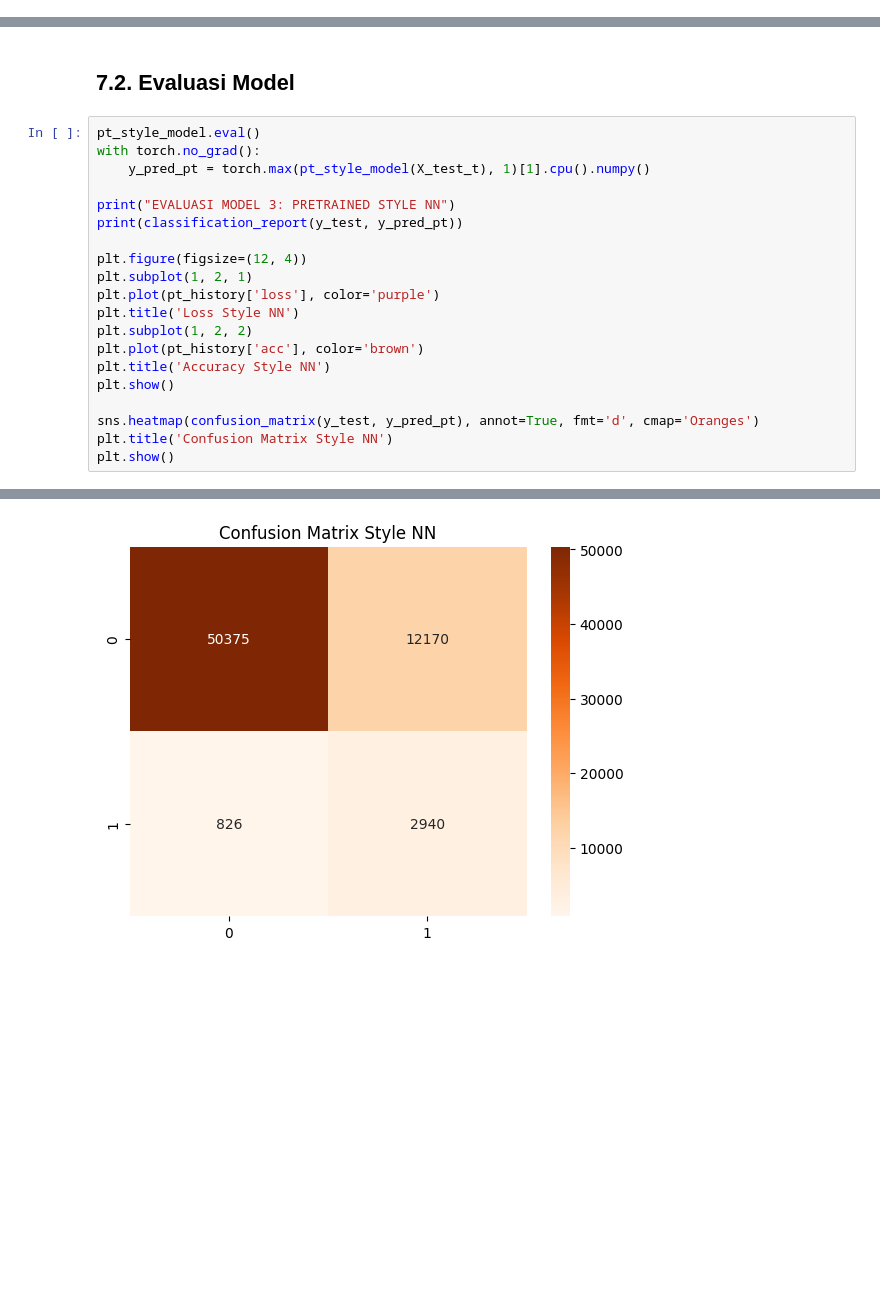
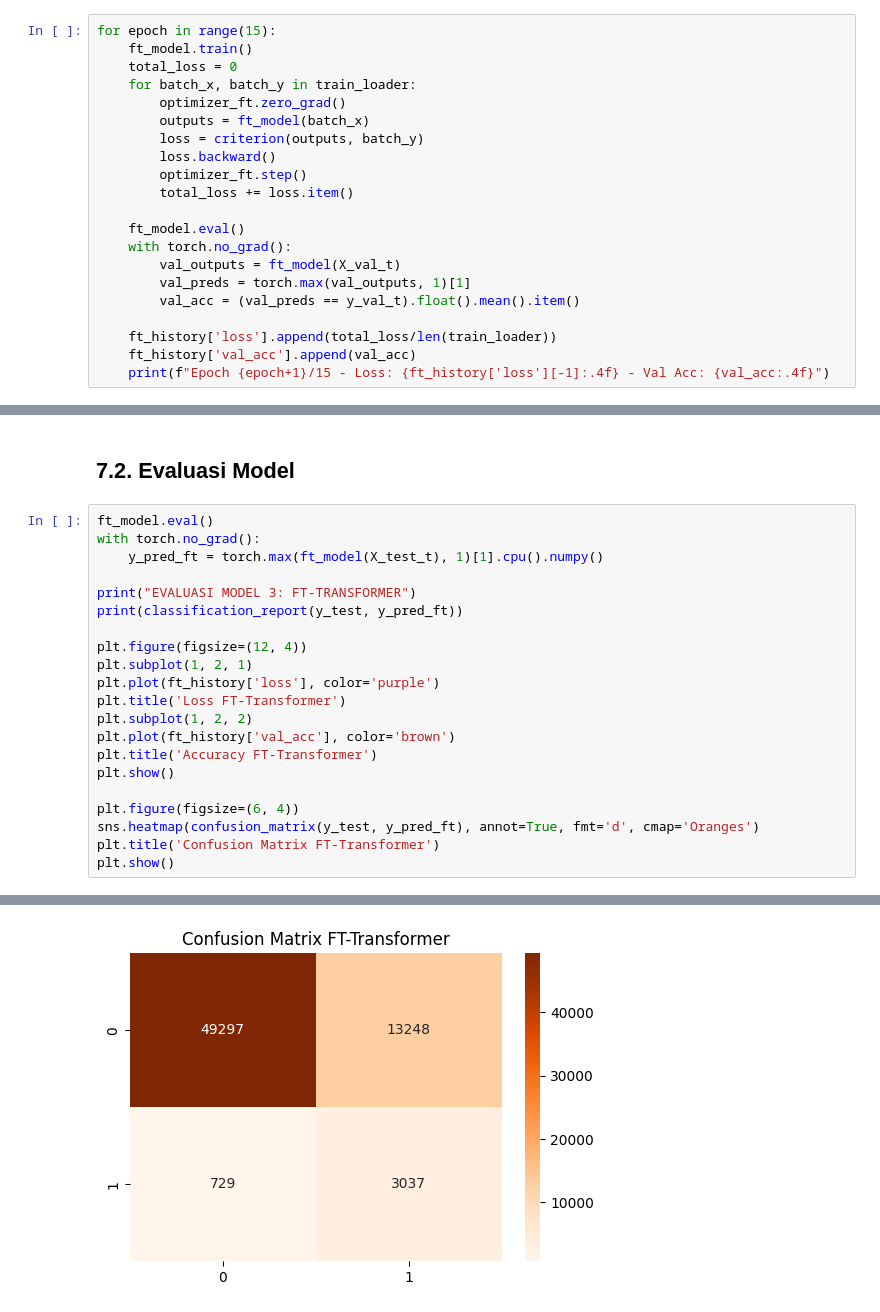
Before and after one commit to Naufallm/Klasifikasi-Resiko-Penyakit-Jantung-Machine-Learning-UAP, a Jupyter notebook: uap.ipynb, the cells around one changed output, grey strips where cells are left out. Drawn from its saved outputs; the diff is of its cells as text; blank space fills up the shorter version.

Commit message:
finalize heart disease classification system with MLP, TabNet, and FT-Transformer

```diff
--- a/uap.ipynb
+++ b/uap.ipynb
@@ -422,0 +396,21 @@ Epoch 15 - Loss: 0.4231 - Val Acc: 0.8046
+# %%
+for epoch in range(15):
+    ft_model.train()
+    total_loss = 0
+    for batch_x, batch_y in train_loader:
+        optimizer_ft.zero_grad()
+        outputs = ft_model(batch_x)
+        loss = criterion(outputs, batch_y)
+        loss.backward()
+        optimizer_ft.step()
+        total_loss += loss.item()
+
+    ft_model.eval()
+    with torch.no_grad():
+        val_outputs = ft_model(X_val_t)
+        val_preds = torch.max(val_outputs, 1)[1]
+        val_acc = (val_preds == y_val_t).float().mean().item()
+
+    ft_history['loss'].append(total_loss/len(train_loader))
+    ft_history['val_acc'].append(val_acc)
+    print(f"Epoch {epoch+1}/15 - Loss: {ft_history['loss'][-1]:.4f} - Val Acc: {val_acc:.4f}")
@@ -423,23 +433,24 @@ Epoch 15 - Loss: 0.4231 - Val Acc: 0.8046
 # %% [markdown]
 ## 7.2. Evaluasi Model
 # %%
-pt_style_model.eval()
+ft_model.eval()
 with torch.no_grad():
-    y_pred_pt = torch.max(pt_style_model(X_test_t), 1)[1].cpu().numpy()
+    y_pred_ft = torch.max(ft_model(X_test_t), 1)[1].cpu().numpy()
 
-print("EVALUASI MODEL 3: PRETRAINED STYLE NN")
-print(classification_report(y_test, y_pred_pt))
+print("EVALUASI MODEL 3: FT-TRANSFORMER")
+print(classification_report(y_test, y_pred_ft))
 
 plt.figure(figsize=(12, 4))
 plt.subplot(1, 2, 1)
-plt.plot(pt_history['loss'], color='purple')
-plt.title('Loss Style NN')
+plt.plot(ft_history['loss'], color='purple')
+plt.title('Loss FT-Transformer')
 plt.subplot(1, 2, 2)
-plt.plot(pt_history['acc'], color='brown')
-plt.title('Accuracy Style NN')
+plt.plot(ft_history['val_acc'], color='brown')
+plt.title('Accuracy FT-Transformer')
 plt.show()
 
-sns.heatmap(confusion_matrix(y_test, y_pred_pt), annot=True, fmt='d', cmap='Oranges')
-plt.title('Confusion Matrix Style NN')
+plt.figure(figsize=(6, 4))
+sns.heatmap(confusion_matrix(y_test, y_pred_ft), annot=True, fmt='d', cmap='Oranges')
+plt.title('Confusion Matrix FT-Transformer')
 plt.show()
 # %% [output]
@@ -456 +467 @@ weighted avg       0.94      0.80      0.85     66311
-[figure, old version]
+[figure, new version]
```
Also changed, not shown: parts of 6 cells of this notebook, 9 other files.
